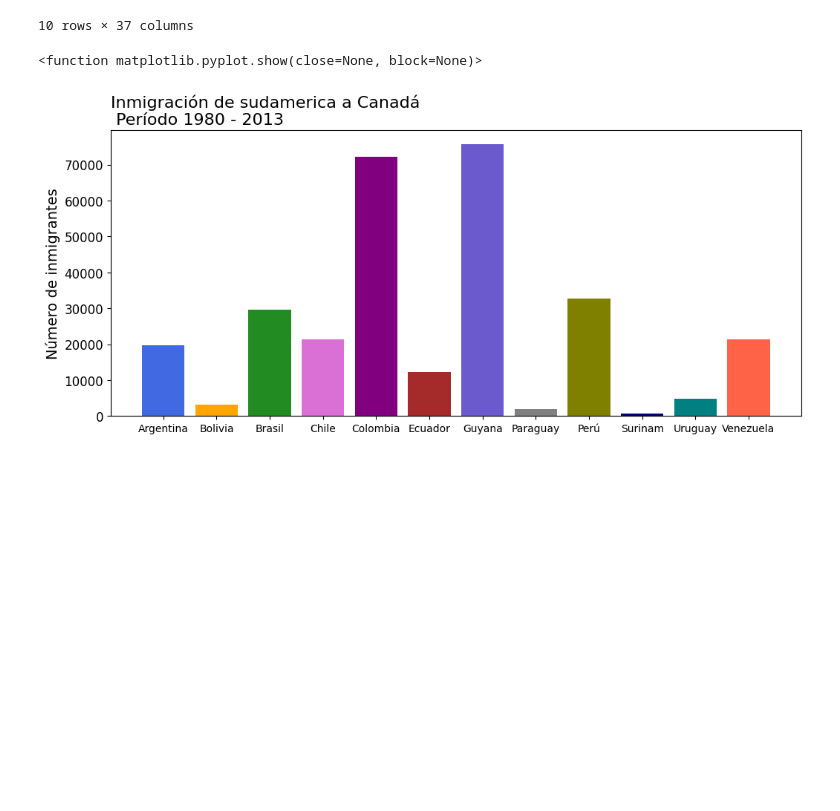
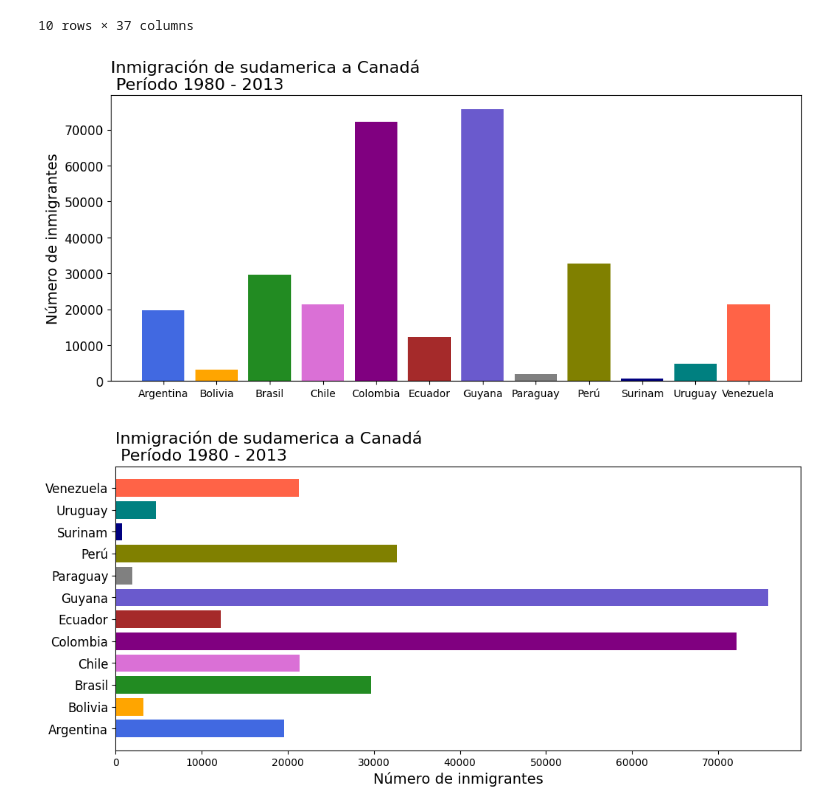
Before and after one commit to JorgeAccardi/cienciadedatos, a Jupyter notebook: Desafío_comparando_tendencias_migratorias.ipynb, the cells around one changed output. Drawn from its saved outputs; the diff is of its cells as text; code cells hidden in the pictures; blank space fills up the shorter version.

```diff
--- a/Desafío_comparando_tendencias_migratorias.ipynb
+++ b/Desafío_comparando_tendencias_migratorias.ipynb
@@ -354,7 +354,21 @@ ax.set_ylabel('Número de inmigrantes', fontsize=14)
 ax.xaxis.set_tick_params(labelsize=10)
 ax.yaxis.set_tick_params(labelsize=12)
 
-plt.show
+plt.show()
 # %% [output]
-<function matplotlib.pyplot.show(close=None, block=None)>
 [figure]
+# %%
+colores = ['royalblue', 'orange', 'forestgreen', 'orchid', 'purple', 'brown',
+           'slateblue', 'gray', 'olive', 'navy', 'teal', 'tomato']
+
+fig, ax = plt.subplots(figsize = (12,5))
+ax.barh(sudamerica.index, sudamerica['Total'], color = colores)
+ax.set_title('Inmigración de sudamerica a Canadá\n Período 1980 - 2013', loc='left', fontsize=16)
+ax.set_ylabel('')
+ax.set_xlabel('Número de inmigrantes', fontsize=14)
+ax.xaxis.set_tick_params(labelsize=10)
+ax.yaxis.set_tick_params(labelsize=12)
+
+plt.show()
+# %% [output]
+[figure, added]
```
Also changed, not shown: parts of 2 cells of this notebook.
